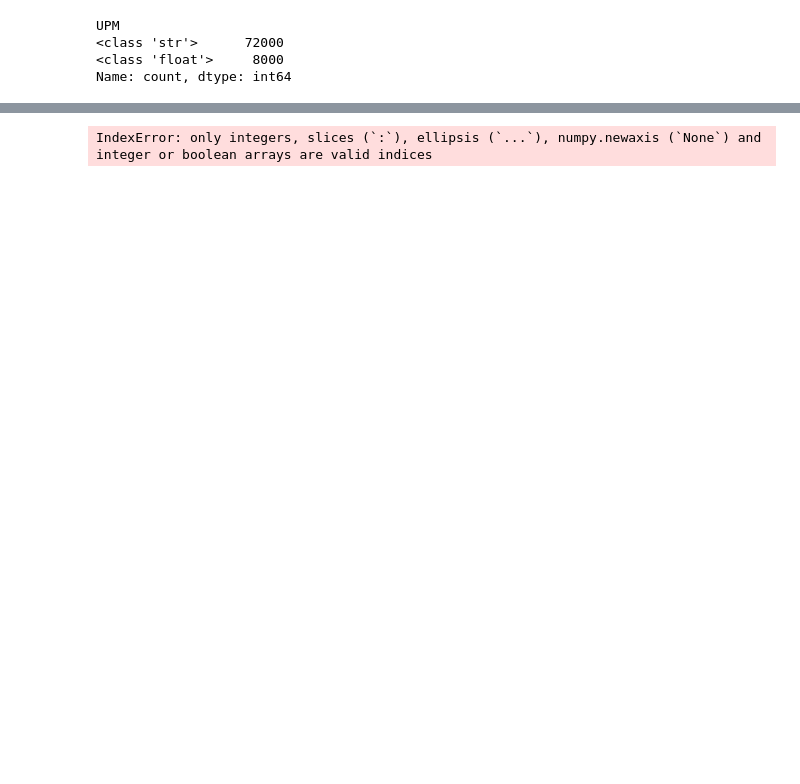
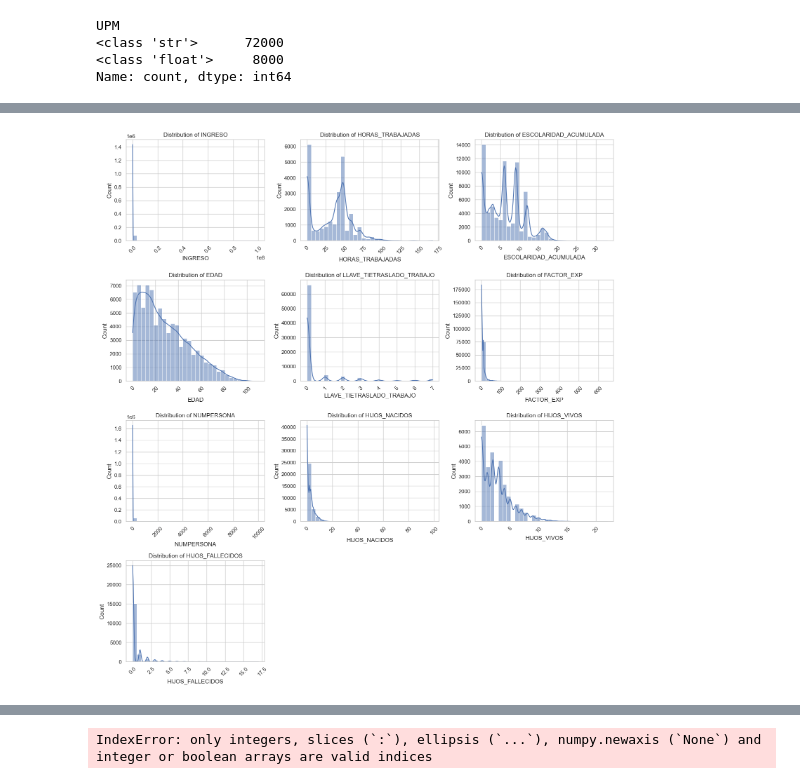
Before and after one commit to AnahiRM/Project-IncomeDeterminantsMexico, a Jupyter notebook: code/02_analysis.ipynb, the cells around one changed output, grey strips where cells are left out. Cells and saved outputs as stored; diff of their text form; code cells hidden in the pictures; blank space fills up the shorter version.

```diff
--- a/code/02_analysis.ipynb
+++ b/code/02_analysis.ipynb
@@ -28,0 +72,20 @@ Preparing the data
+# %%
+# 1) Setup
+# Set style
+sns.set(style="whitegrid")
+plt.rcParams['figure.figsize'] = (15, 5)
+
+# 2) Define continuous variables
+continuous_vars = [
+    "INGRESO", "HORAS_TRABAJADAS", "ESCOLARIDAD_ACUMULADA", "EDAD",
+    "LLAVE_TIETRASLADO_TRABAJO", "FACTOR_EXP", "NUMPERSONA",
+    "HIJOS_NACIDOS", "HIJOS_VIVOS", "HIJOS_FALLECIDOS"
+]
+
+# 3) Define categorical variables as the remaining columns
+all_columns = df.columns.tolist()
+categorical_vars = list(set(all_columns) - set(continuous_vars))
+
+# 4) Done!
+print("✅ Continuous Variables:", continuous_vars)
+print("\n✅ Categorical Variables:", categorical_vars)
@@ -28,0 +96,21 @@ Preparing the data
+# %%
+# 3) Plot Continuous Variables (Histograms)
+n_cols = 3
+n_rows = -(-len(continuous_vars) // n_cols)  # Ceiling division
+
+fig, axs = plt.subplots(n_rows, n_cols, figsize=(5 * n_cols, 4 * n_rows))
+axs = axs.flatten()
+
+for i, col in enumerate(continuous_vars):
+    sns.histplot(data=df, x=col, ax=axs[i], kde=True, bins=30)
+    axs[i].set_title(f"Distribution of {col}")
+    axs[i].tick_params(axis='x', rotation=45)
+
+# Remove unused subplots
+for j in range(i + 1, len(axs)):
+    fig.delaxes(axs[j])
+
+plt.tight_layout()
+plt.show()
+# %% [output]
+[figure, added]
```
Also changed, not shown: parts of 18 cells of this notebook, 1 other file.
